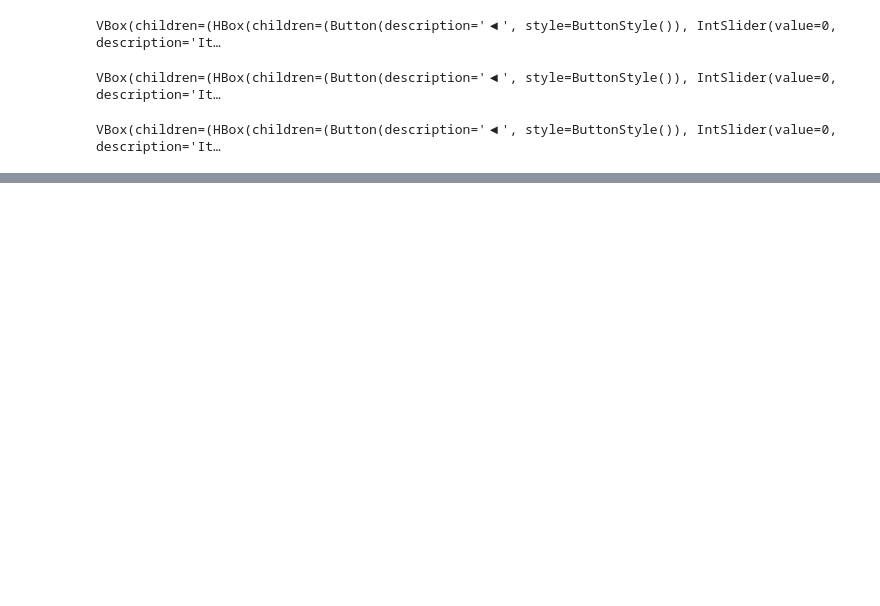
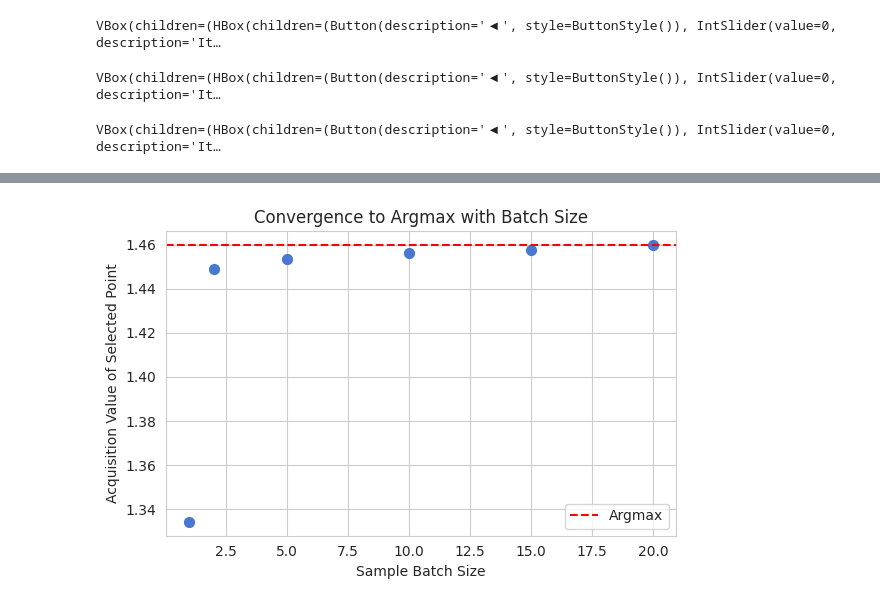
Before and after one commit to wvirany/molbo, a Jupyter notebook: notebooks/sampling.ipynb, the cells around one changed output, grey strips where cells are left out. Saved outputs shown, nothing was run; the diff lists cells and outputs as text; code cells hidden in the pictures; blank space fills up the shorter version.

```diff
--- a/notebooks/sampling.ipynb
+++ b/notebooks/sampling.ipynb
@@ -47,0 +461,73 @@ VBox(children=(HBox(children=(Button(description='◀', style=ButtonStyle()), In
+# %%
+train_X, train_y, f = init_problem(seed = 0)
+
+acq_func = UCBAcquisition
+beta = 0.1
+
+# Argmax
+model_argmax = GPModel(train_X, train_y)
+acq_argmax = acq_func(model_argmax, beta=beta, sample=False)
+bo_argmax = BOLoop(model_argmax, acq_argmax, f)
+bo_argmax.run(n_iters=n_iters)
+
+model_sample = GPModel(train_X, train_y)
+acq_sample = acq_func(model_sample, beta=beta, sample=True, sample_batch_size=1)
+bo_sample_1 = BOLoop(model_sample, acq_sample, f)
+bo_sample_1.run(n_iters=n_iters)
+
+model_sample = GPModel(train_X, train_y)
+acq_sample = acq_func(model_sample, beta=beta, sample=True, sample_batch_size=2)
+bo_sample_2 = BOLoop(model_sample, acq_sample, f)
+bo_sample_2.run(n_iters=n_iters)
+
+model_sample = GPModel(train_X, train_y)
+acq_sample = acq_func(model_sample, beta=beta, sample=True, sample_batch_size=5)
+bo_sample_5 = BOLoop(model_sample, acq_sample, f)
+bo_sample_5.run(n_iters=n_iters)
+
+model_sample = GPModel(train_X, train_y)
+acq_sample = acq_func(model_sample, beta=beta, sample=True, sample_batch_size=10)
+bo_sample_10 = BOLoop(model_sample, acq_sample, f)
+bo_sample_10.run(n_iters=n_iters)
+
+model_sample = GPModel(train_X, train_y)
+acq_sample = acq_func(model_sample, beta=beta, sample=True, sample_batch_size=15)
+bo_sample_15 = BOLoop(model_sample, acq_sample, f)
+bo_sample_15.run(n_iters=n_iters)
+
+model_sample = GPModel(train_X, train_y)
+acq_sample = acq_func(model_sample, beta=beta, sample=True, sample_batch_size=20)
+bo_sample_20 = BOLoop(model_sample, acq_sample, f)
+bo_sample_20.run(n_iters=n_iters)
+
+acq_vals_argmax = bo_argmax.history['acq_vals']
+acq_vals_1 = bo_sample_1.history['acq_vals']
+acq_vals_2 = bo_sample_2.history['acq_vals']
+acq_vals_5 = bo_sample_5.history['acq_vals']
+acq_vals_10 = bo_sample_10.history['acq_vals']
+acq_vals_15 = bo_sample_15.history['acq_vals']
+acq_vals_20 = bo_sample_20.history['acq_vals']
+
+# Extract just the first iteration
+first_acq_argmax = acq_vals_argmax[0].item()
+first_acqs = [
+    acq_vals_1[0].item(),
+    acq_vals_2[0].item(),
+    acq_vals_5[0].item(),
+    acq_vals_10[0].item(),
+    acq_vals_15[0].item(),
+    acq_vals_20[0].item(),
+]
+batch_sizes = [1, 2, 5, 10, 15, 20]
+
+# Plot convergence to argmax
+fig, ax = plt.subplots(figsize=(6, 4))
+ax.scatter(batch_sizes, first_acqs, s=50)
+ax.axhline(first_acq_argmax, color='red', linestyle='--', label='Argmax')
+ax.set_xlabel('Sample Batch Size')
+ax.set_ylabel('Acquisition Value of Selected Point')
+ax.set_title('Convergence to Argmax with Batch Size')
+ax.legend()
+plt.tight_layout()
+# %% [output]
+[figure, added]
```
Also changed, not shown: parts of 20 cells of this notebook, 11 other files.
